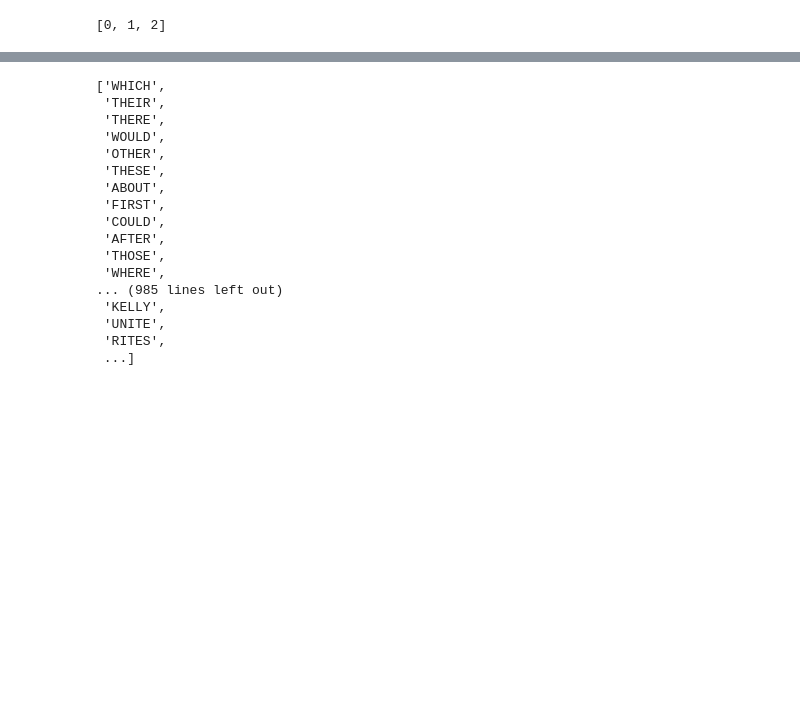
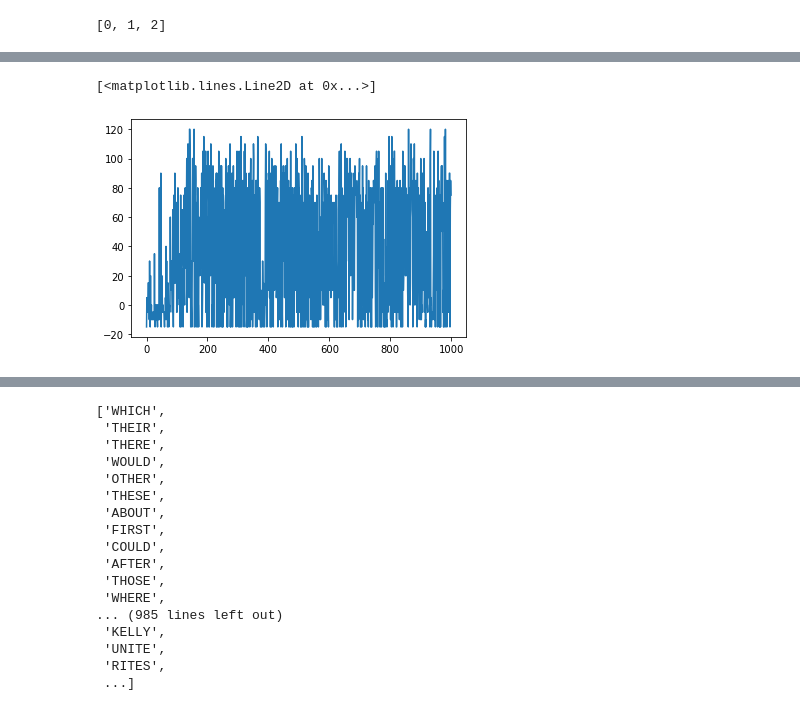
Before and after one commit to benton-anderson/wordle-opt, a Jupyter notebook: notebooks/wordl-player-gym-v0.ipynb, the cells around one changed output, grey strips where cells are left out. Saved outputs shown, nothing was run; the diff lists cells and outputs as text; code cells hidden in the pictures; blank space fills up the shorter version.

```diff
--- a/notebooks/wordl-player-gym-v0.ipynb
+++ b/notebooks/wordl-player-gym-v0.ipynb
@@ -408,0 +590,5 @@ value of next state 1
+# %%
+plt.plot(np.arange(len(s1.episode_lengths)), s1.episode_rewards)
+# %% [output]
+[<matplotlib.lines.Line2D at 0x...>]
+[figure, added]
```
Also changed, not shown: parts of 47 cells of this notebook.
